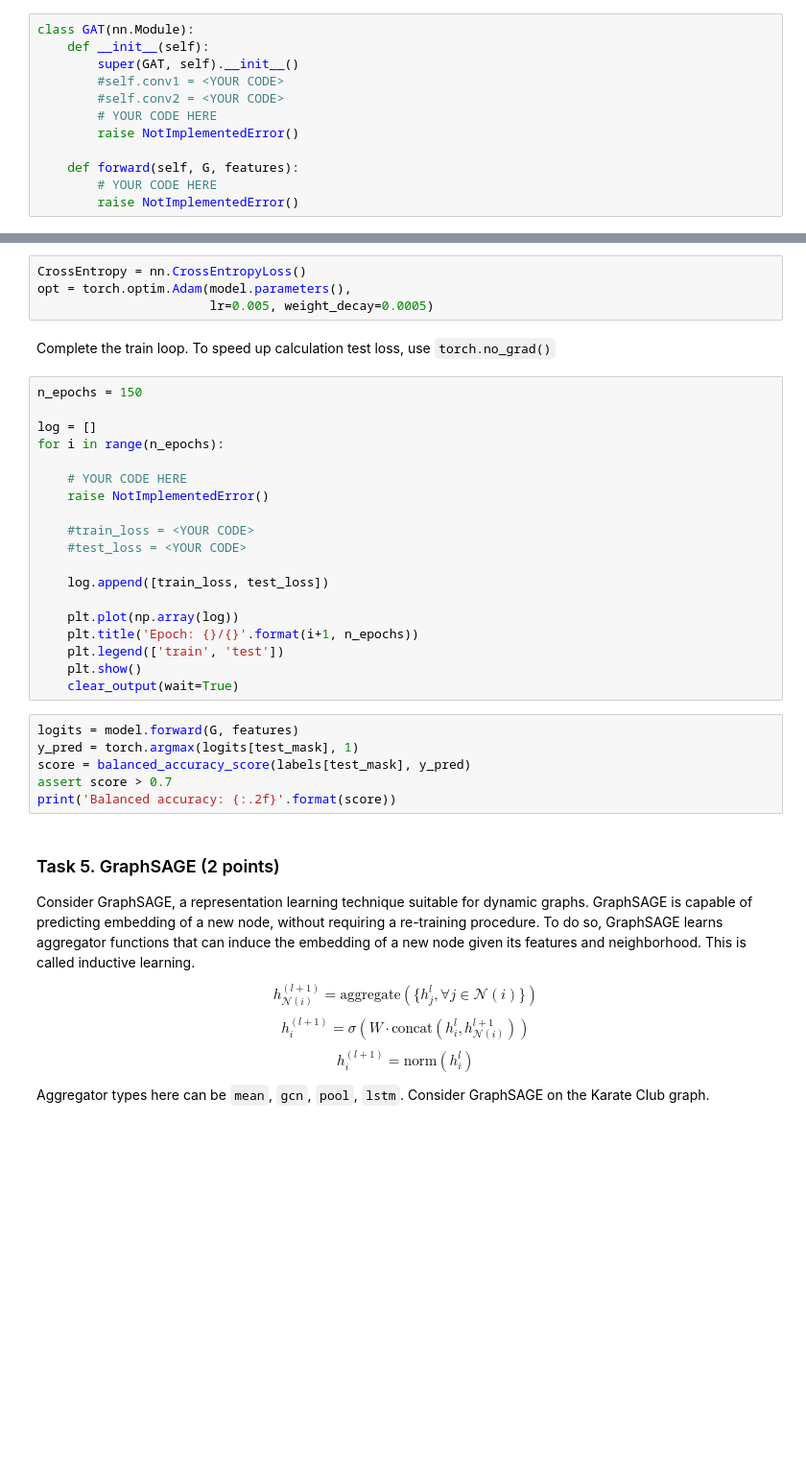
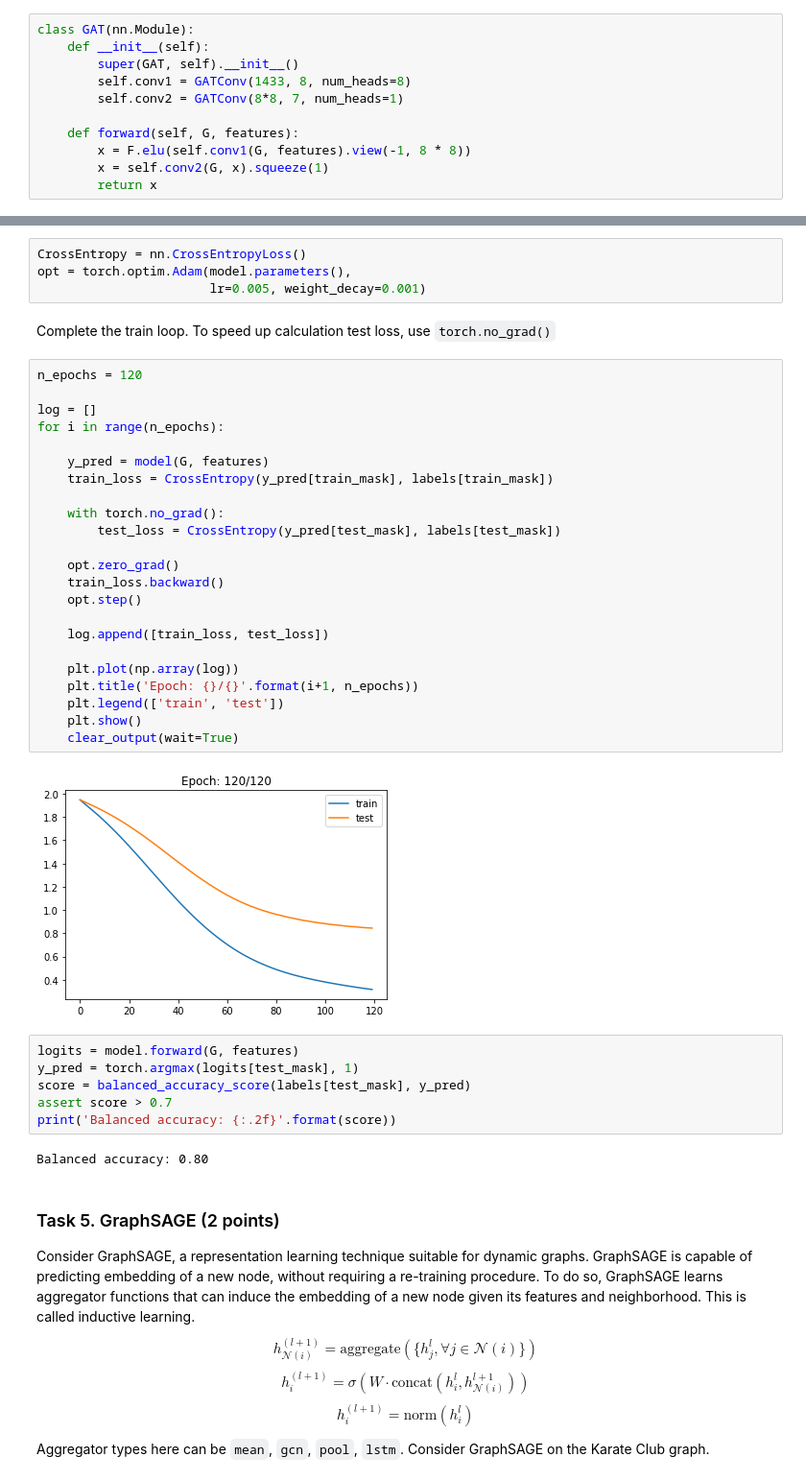
Before and after one commit to makci97/network_science_assignments, a Jupyter notebook: assignment_graph_neural_networks/assignment_graph_neural_networks.ipynb, the cells around one changed output, grey strips where cells are left out. Shown at 96% size. Drawn from its saved outputs; the diff is of its cells as text; blank space fills up the shorter version.

```diff
--- a/assignment_graph_neural_networks/assignment_graph_neural_networks.ipynb
+++ b/assignment_graph_neural_networks/assignment_graph_neural_networks.ipynb
@@ -231,48 +300,55 @@ In `forward` use
 class GAT(nn.Module):
     def __init__(self):
         super(GAT, self).__init__()
-        #self.conv1 = <YOUR CODE>
-        #self.conv2 = <YOUR CODE>
-        # YOUR CODE HERE
-        raise NotImplementedError()
+        self.conv1 = GATConv(1433, 8, num_heads=8)
+        self.conv2 = GATConv(8*8, 7, num_heads=1)
 
     def forward(self, G, features):
-        # YOUR CODE HERE
-        raise NotImplementedError()
+        x = F.elu(self.conv1(G, features).view(-1, 8 * 8))
+        x = self.conv2(G, x).squeeze(1)
+        return x
 # %%
 model = GAT()
 assert str(model) == 'GAT(\n  (conv1): GATConv(\n    (fc): Linear(in_features=1433, out_features=64, bias=False)\n    (feat_drop): Dropout(p=0.0, inplace=False)\n    (attn_drop): Dropout(p=0.0, inplace=False)\n    (leaky_relu): LeakyReLU(negative_slope=0.2)\n  )\n  (conv2): GATConv(\n    (fc): Linear(in_features=64, out_features=7, bias=False)\n    (feat_drop): Dropout(p=0.0, inplace=False)\n    (attn_drop): Dropout(p=0.0, inplace=False)\n    (leaky_relu): LeakyReLU(negative_slope=0.2)\n  )\n)'
 # %%
 CrossEntropy = nn.CrossEntropyLoss()
 opt = torch.optim.Adam(model.parameters(),
-                       lr=0.005, weight_decay=0.0005)
+                       lr=0.005, weight_decay=0.001)
 # %% [markdown]
 Complete the train loop. To speed up calculation test loss, use `torch.no_grad()`
 # %%
-n_epochs = 150
+n_epochs = 120
 
 log = []
 for i in range(n_epochs):
 
-    # YOUR CODE HERE
-    raise NotImplementedError()
+    y_pred = model(G, features)
+    train_loss = CrossEntropy(y_pred[train_mask], labels[train_mask])
 
-    #train_loss = <YOUR CODE>
-    #test_loss = <YOUR CODE>
+    with torch.no_grad():
+        test_loss = CrossEntropy(y_pred[test_mask], labels[test_mask])
+
+    opt.zero_grad()
+    train_loss.backward()
+    opt.step()
 
     log.append([train_loss, test_loss])
 
     plt.plot(np.array(log))
     plt.title('Epoch: {}/{}'.format(i+1, n_epochs))
     plt.legend(['train', 'test'])
     plt.show()
     clear_output(wait=True)
+# %% [output]
+[figure, added]
 # %%
 logits = model.forward(G, features)
 y_pred = torch.argmax(logits[test_mask], 1)
 score = balanced_accuracy_score(labels[test_mask], y_pred)
 assert score > 0.7
 print('Balanced accuracy: {:.2f}'.format(score))
+# %% [output]
+Balanced accuracy: 0.80
 # %% [markdown]
 ### Task 5. GraphSAGE (2 points)
 
```
Also changed, not shown: parts of 24 cells of this notebook.
